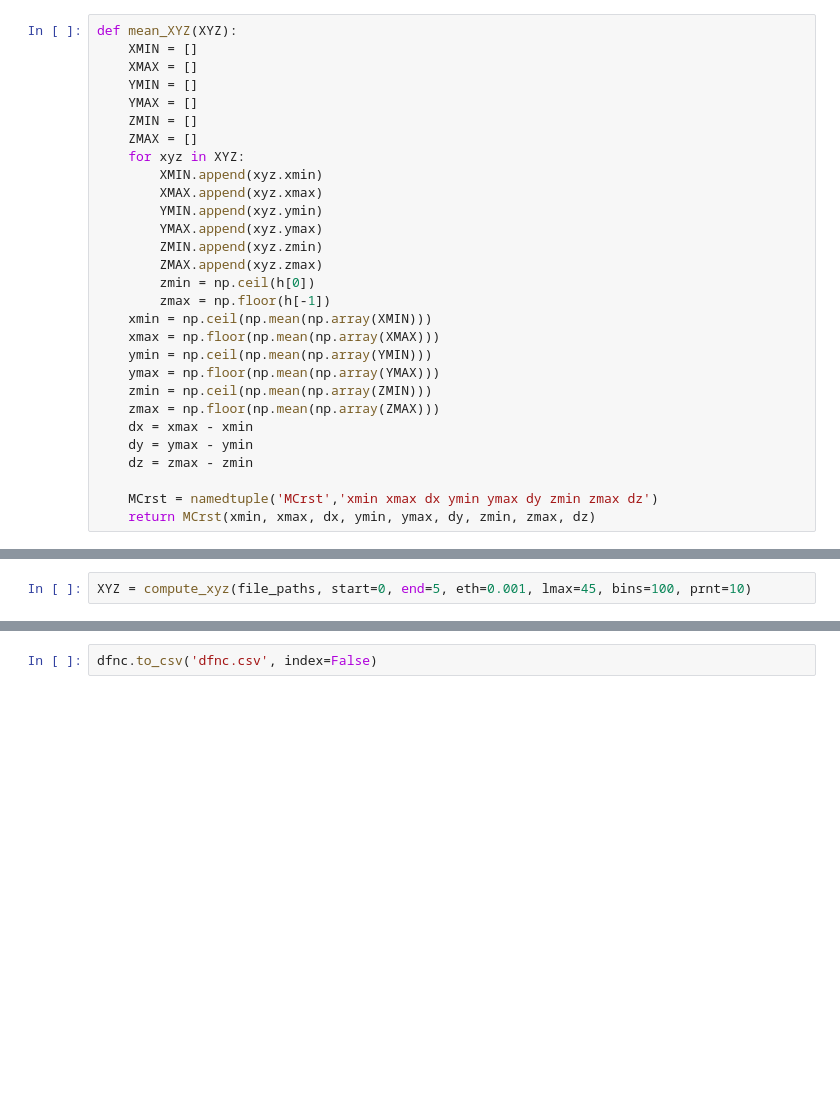
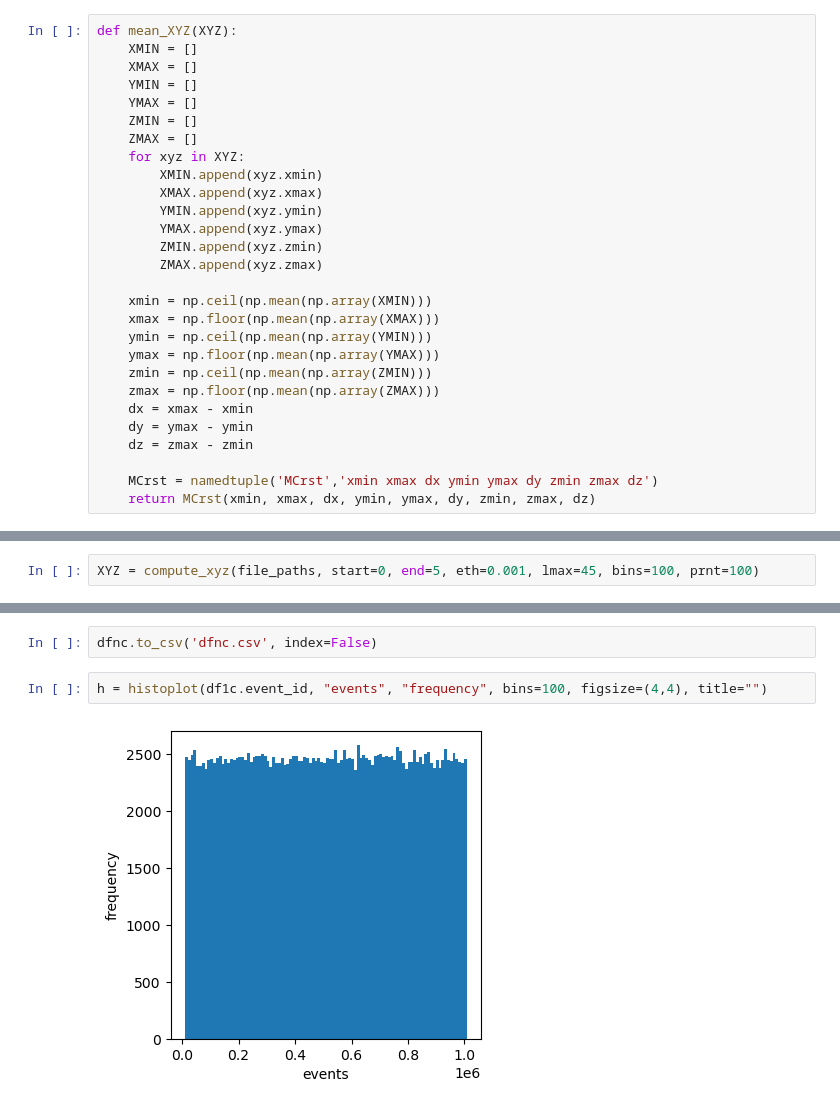
Before and after one commit to jjgomezcadenas/pymono, a Jupyter notebook: notebooks/cnnStudyApril2024/SelectMonolithicCsI.ipynb, the cells around one changed output, grey strips where cells are left out. Drawn from its saved outputs; the diff is of its cells as text; blank space fills up the shorter version.

```diff
--- a/notebooks/cnnStudyApril2024/SelectMonolithicCsI.ipynb
+++ b/notebooks/cnnStudyApril2024/SelectMonolithicCsI.ipynb
@@ -461,8 +461,7 @@ def mean_XYZ(XYZ):
         YMAX.append(xyz.ymax)
         ZMIN.append(xyz.zmin)
         ZMAX.append(xyz.zmax)
-        zmin = np.ceil(h[0])
-        zmax = np.floor(h[-1])
+
     xmin = np.ceil(np.mean(np.array(XMIN)))
     xmax = np.floor(np.mean(np.array(XMAX)))
     ymin = np.ceil(np.mean(np.array(YMIN)))
@@ -564,6 +563,6 @@ len(file_paths)
 # %% [markdown]
 ### Compute crystal dimensions
 # %%
-XYZ = compute_xyz(file_paths, start=0, end=5, eth=0.001, lmax=45, bins=100, prnt=10)
+XYZ = compute_xyz(file_paths, start=0, end=5, eth=0.001, lmax=45, bins=100, prnt=100)
 # %% [output]
 Reading data frame 0
@@ -918,3 +917,7 @@ df1c.to_csv('df1c.csv', index=False)
 df2c.to_csv('df2c.csv', index=False)
 # %%
 dfnc.to_csv('dfnc.csv', index=False)
+# %%
+h = histoplot(df1c.event_id, "events", "frequency", bins=100, figsize=(4,4), title="")
+# %% [output]
+[figure, added]
```
Also changed, not shown: parts of 8 cells of this notebook, 19 other files.
